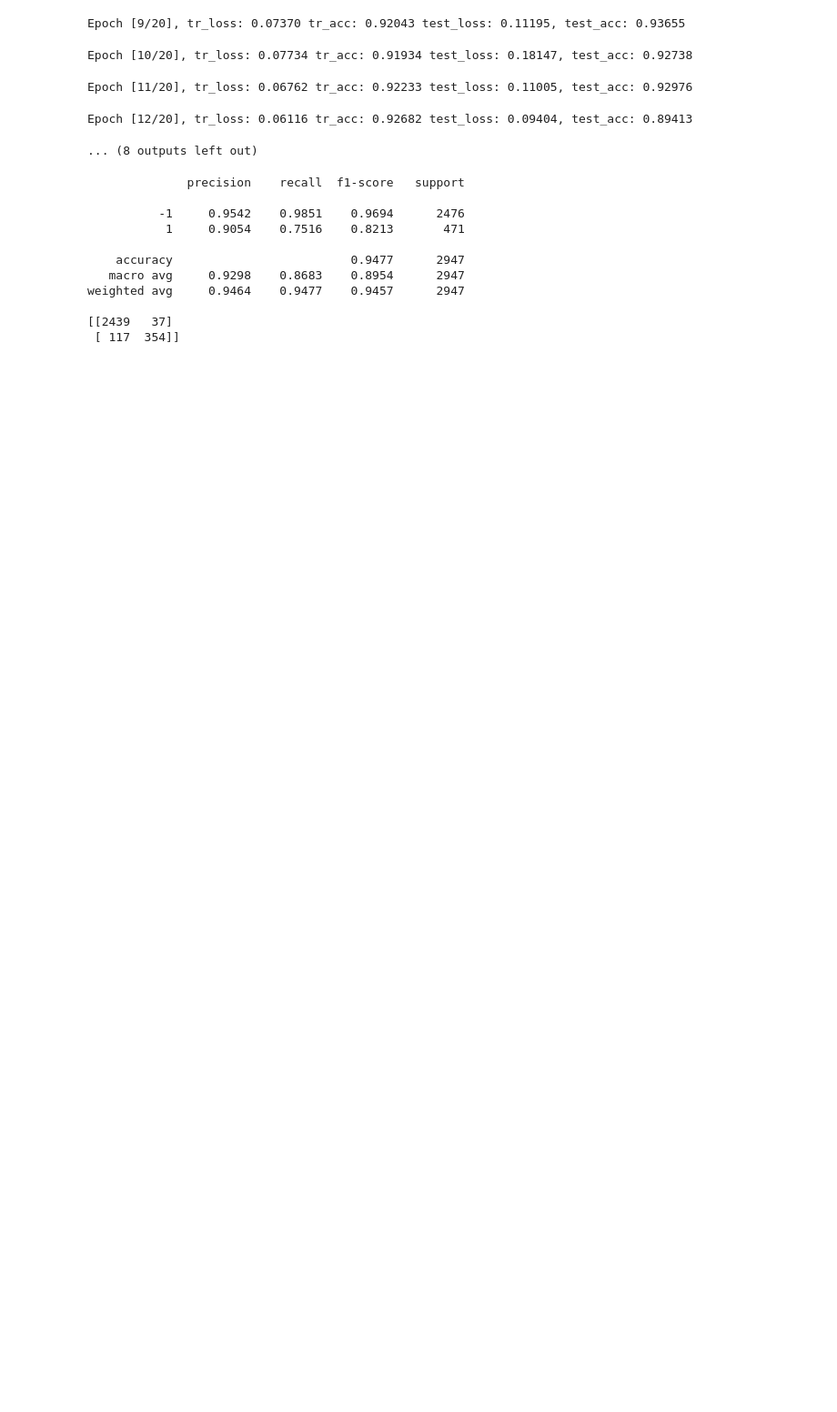
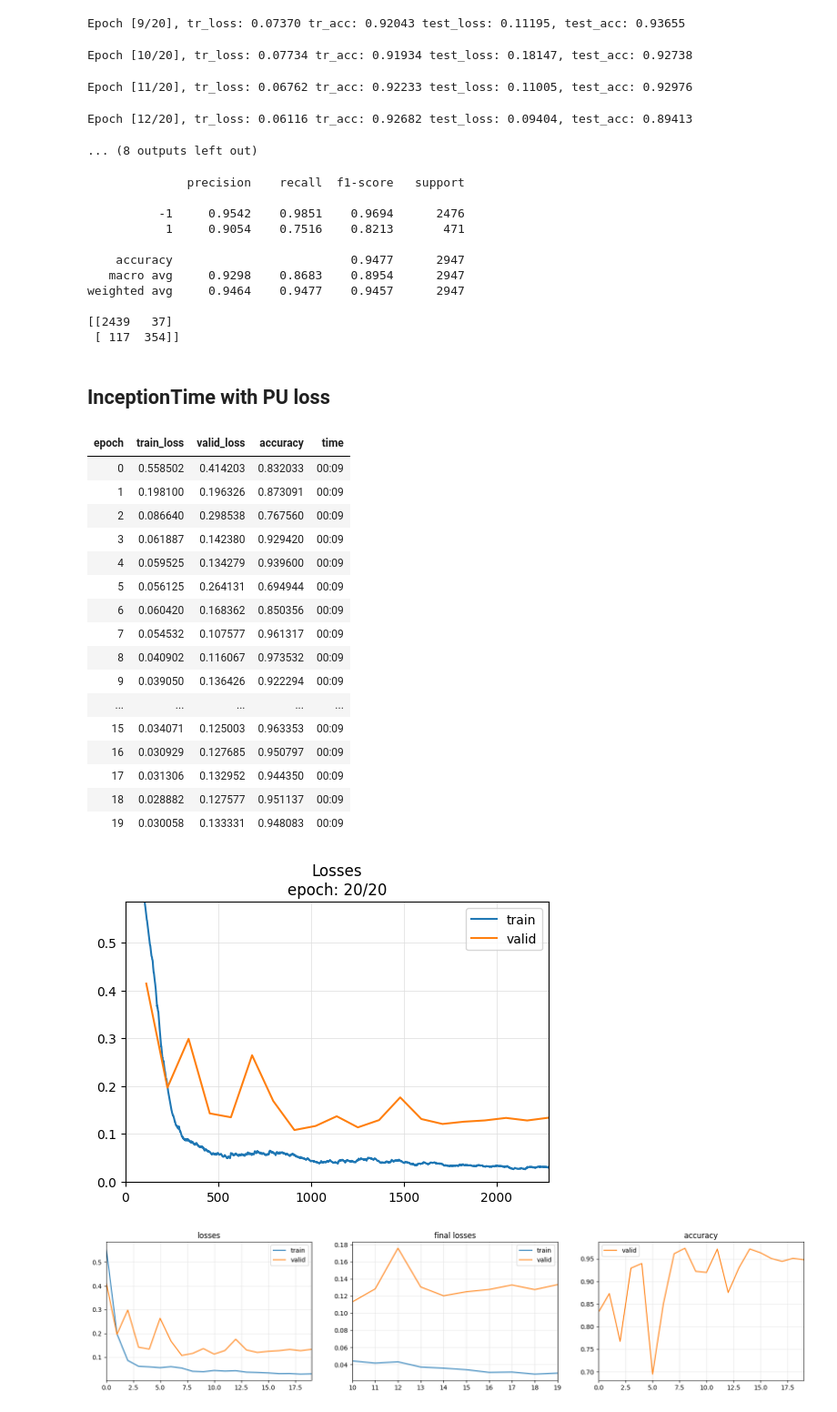
Before and after one commit to darosali/har-pu-learning, a Jupyter notebook: har_baseline.ipynb, the cells around one changed output. Shown at 91% size. Cells and saved outputs as stored; diff of their text form; code cells hidden in the pictures; blank space fills up the shorter version.

Commit message:
Add inceptiontime with pu loss

```diff
--- a/har_baseline.ipynb
+++ b/har_baseline.ipynb
@@ -319 +319,11 @@ train_loader_pu = DataLoader(tr_dataset_pu, batch_size=batch_size, shuffle=True)
 test_loader_pu  = DataLoader(test_dataset_pu, batch_size=batch_size, shuffle=False)
+# %%
+# positive_prior = np.where(y_train_np == positive_class, 1, 0).mean()
+# positive_prior
+
+positive_prior = torch.tensor(
+    np.where(y_train_np == positive_class, 1, 0).mean(),
+    dtype=torch.float32
+)
+
+positive_prior
@@ -329,6 +341,3 @@ num_epochs = 10
 lr = 0.0001
 # %% [output]
 in_channel: 1, sequence_length: 561, n_output: 1
-# %%
-positive_prior = np.where(y_train_np == positive_class, 1, 0).mean()
-positive_prior
@@ -647,3 +656,48 @@ weighted avg     0.9464    0.9477    0.9457      2947
 
 [[2439   37]
  [ 117  354]]
+# %% [markdown]
+## InceptionTime with PU loss
+# %%
+y_train_pu = (y_train_np == positive_class).astype(int)
+y_test_pu  = (y_test_np  == positive_class).astype(int)
+# %%
+from tsai.all import *
+from pu_loss import PULoss, PULossWrapped
+
+criterion = PULossWrapped(prior=positive_prior, nnPU=True)
+
+X_all = np.concatenate([X_train_np, X_test_np]).astype(np.float32)
+y_all = np.concatenate([y_train_pu, y_test_pu])
+
+splits = (list(range(len(y_train_np))),
+          list(range(len(y_train_np), len(y_all))))
+
+tfms = [None, TSClassification()]
+batch_tfms = TSStandardize(by_sample=True)
+
+clf = TSClassifier(X_all, y_all, splits=splits, arch="InceptionTimePlus",
+                   tfms=tfms, batch_tfms=batch_tfms, loss_func=criterion,
+                   metrics=accuracy, cbs=ShowGraph())
+# %%
+clf.fit_one_cycle(10, 1e-4)
+# %% [output]
+| epoch | train_loss | valid_loss | accuracy | time |
+| 0 | 0.558502 | 0.414203 | 0.832033 | 00:09 |
+| 1 | 0.198100 | 0.196326 | 0.873091 | 00:09 |
+| 2 | 0.086640 | 0.298538 | 0.767560 | 00:09 |
+| 3 | 0.061887 | 0.142380 | 0.929420 | 00:09 |
+| 4 | 0.059525 | 0.134279 | 0.939600 | 00:09 |
+| 5 | 0.056125 | 0.264131 | 0.694944 | 00:09 |
+| 6 | 0.060420 | 0.168362 | 0.850356 | 00:09 |
+| 7 | 0.054532 | 0.107577 | 0.961317 | 00:09 |
+| 8 | 0.040902 | 0.116067 | 0.973532 | 00:09 |
+| 9 | 0.039050 | 0.136426 | 0.922294 | 00:09 |
+| ... | ... | ... | ... | ... |
+| 15 | 0.034071 | 0.125003 | 0.963353 | 00:09 |
+| 16 | 0.030929 | 0.127685 | 0.950797 | 00:09 |
+| 17 | 0.031306 | 0.132952 | 0.944350 | 00:09 |
+| 18 | 0.028882 | 0.127577 | 0.951137 | 00:09 |
+| 19 | 0.030058 | 0.133331 | 0.948083 | 00:09 |
+[figure, added]
+[figure, added]
```
Also changed, not shown: parts of 15 cells of this notebook, 2 other files.
